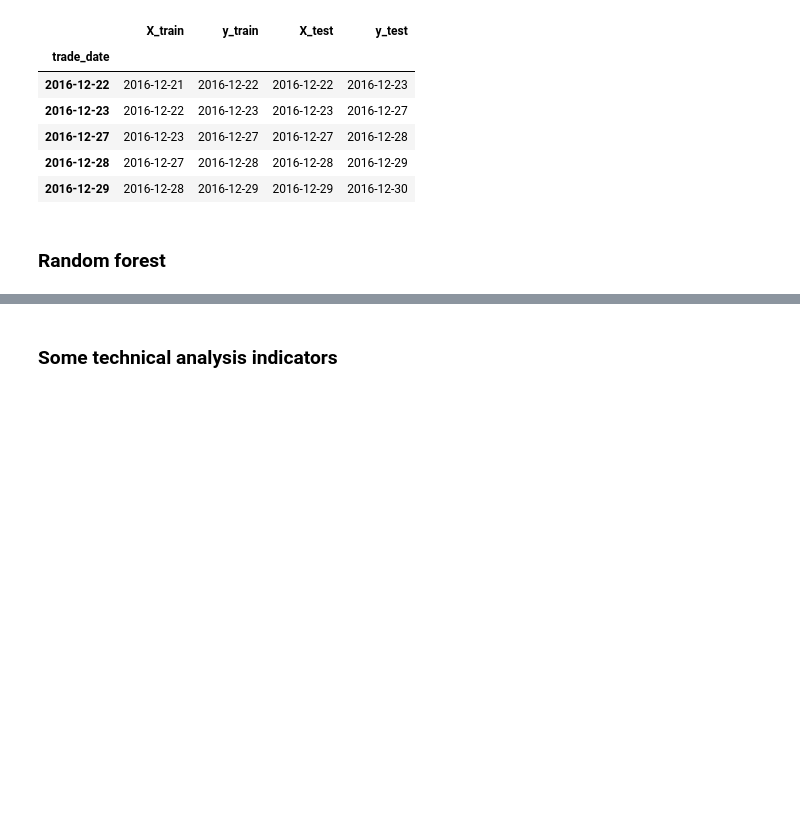
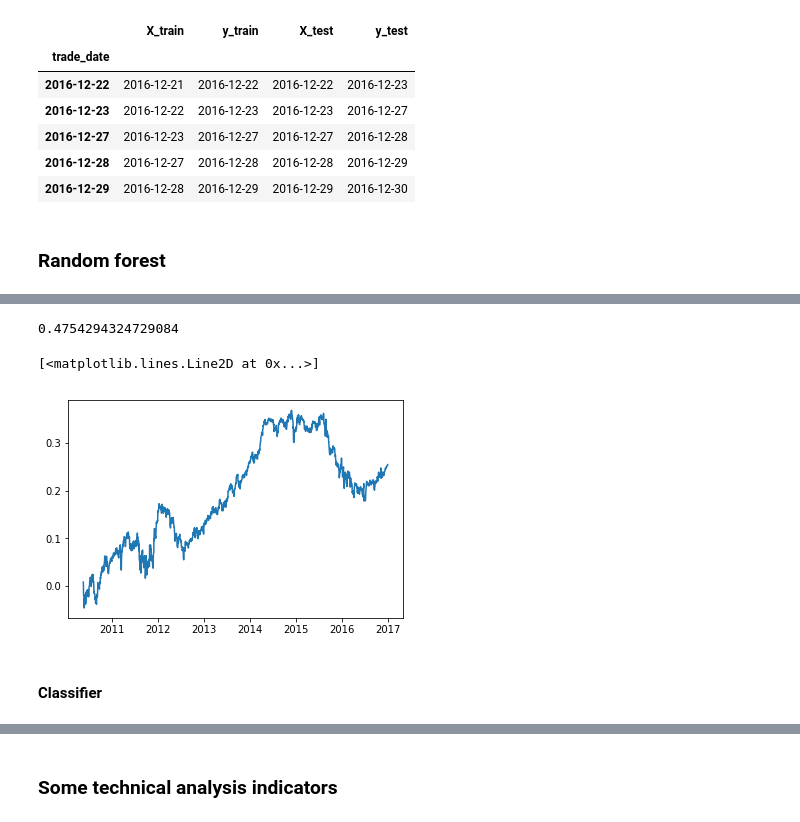
Before and after one commit to marshallratliff/W207_Final_Project, a Jupyter notebook: Final_Project_Analysis_Marcus.ipynb, the cells around one changed output, grey strips where cells are left out. Cells and saved outputs as stored; diff of their text form; code cells hidden in the pictures; blank space fills up the shorter version.

```diff
--- a/Final_Project_Analysis_Marcus.ipynb
+++ b/Final_Project_Analysis_Marcus.ipynb
@@ -142,6 +144,10 @@ def calc_features(symbol):
         exec("""df['high_%s'] = df['high'].rolling(period).max().values"""  % period)
         exec("""df['low_%s'] = df['low'].rolling(period).min().values"""  % period)
 
+    # Append previous 60 days' daily return
+    for period in range(1, 61):
+        exec("""df['close_t_m%s'] = df['close'].shift(period)"""  % period)
+
     return df
 
 # Kick it off with multi threading
@@ -222,14 +230,14 @@ def train_test_split(date):
 # %%
 %%time
-regr = RandomForestRegressor(n_estimators=10, random_state=1, n_jobs=-1, bootstrap=True)
 
 def evaluate_rf_regr(date):
     X_train, y_train, y_bin_train, X_test, y_test, y_bin_test = train_test_split(date)
+    regr = RandomForestRegressor(n_estimators=50, random_state=1, n_jobs=1, bootstrap=True, criterion='mse')
 
     try:
         regr.fit(X_train, y_train)
     except ValueError:
-        return
+        return [date, np.nan, np.nan]
 
     y_pred = regr.predict(X_test)
 
@@ -243,13 +251,12 @@ def evaluate_rf_regr(date):
         strat_return = 0
     return [date, accu_d, strat_return]
 
-
-out = []
-for date in dates.index[90:]:
-    out.append(evaluate_rf_regr(date))
+# out = []
+# for date in dates.index:
+#     out.append(evaluate_rf_regr(date))
 
 # Kick it off with multi threading
-# out = Parallel(n_jobs=-1, timeout=60)(delayed(evaluate_rf_regr)(date) for date in dates.index[90:200])
+out = Parallel(n_jobs=-1, backend="threading")(delayed(evaluate_rf_regr)(date) for date in dates.index[90:])
 
 result_rf_regr = np.array(out)
 # %% [output]
@@ -257,4 +264,15 @@ Wall time: 6min 7s
-# %%
-result_rf_regr = np.array(out)
+# %%
+# Average accuracy for predicting direction
+np.mean(result_rf_regr[:, 1])
+# %% [output]
+0.4754294324729084
+# %%
+# Strategy cumulative return
+plt.plot(result_rf_regr[:, 0], np.cumsum(result_rf_regr[:, 2]))
+# %% [output]
+[<matplotlib.lines.Line2D at 0x...>]
+[figure, added]
+# %% [markdown]
+#### Classifier
 # %%
 %%time
```
Also changed, not shown: parts of 21 cells of this notebook.
